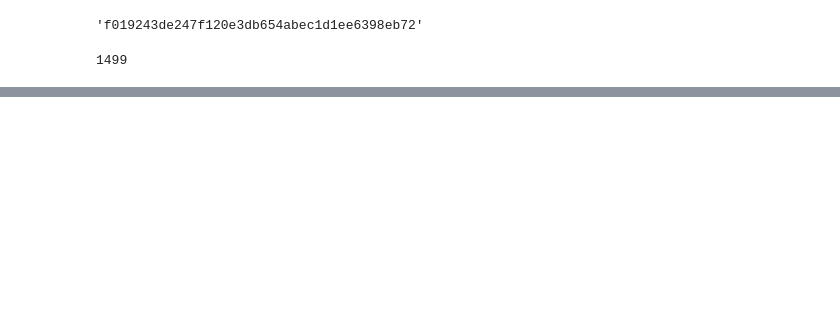
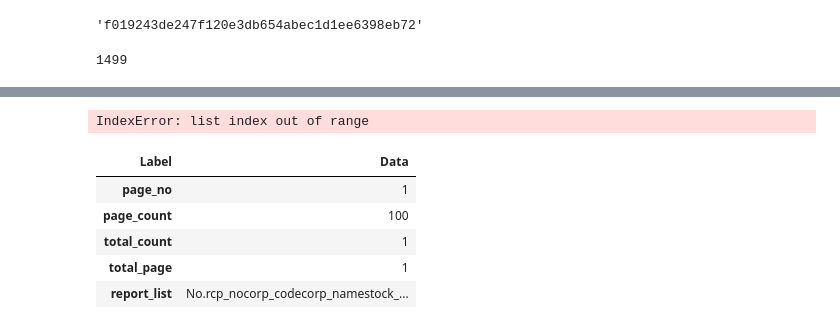
Before and after one commit to malkovich0/Finance, a Jupyter notebook: dartfss_modi.ipynb, the cells around one changed output, grey strips where cells are left out. Drawn from its saved outputs; the diff is of its cells as text; code cells hidden in the pictures; blank space fills up the shorter version.

```diff
--- a/dartfss_modi.ipynb
+++ b/dartfss_modi.ipynb
@@ -1614,11 +1617,20 @@ reports
 # %%
 fs.save(filename = '{}.xlsx'.format(stock_code), path="Raw/Temp")
 # %%
-fs
+analyze_html(report=b,fs_tp= ('bs', 'is', 'cis', 'cf'),lang='ko',separate=True)
+# %% [output]
+IndexError: list index out of range
 # %%
 # stock_code='238490'
-a = search_filings(corp_code = stock_code_reset(stock_code), bgn_de='20130101',end_de='20210415',pblntf_detail_ty='A002', page_count=100, last_reprt_at='Y')
+a = search_filings(corp_code = stock_code_reset(stock_code), bgn_de='20160416',end_de='20160715',pblntf_detail_ty='A003', page_count=100, last_reprt_at='Y')
 a
+# %% [output]
+| Label | Data |
+| page_no | 1 |
+| page_count | 100 |
+| total_count | 1 |
+| total_page | 1 |
+| report_list | No.rcp_nocorp_codecorp_namestock_... |
 # %%
 a['status'] == '013'
 # %%
```
Also changed, not shown: parts of 9 cells of this notebook, 1 other file.
